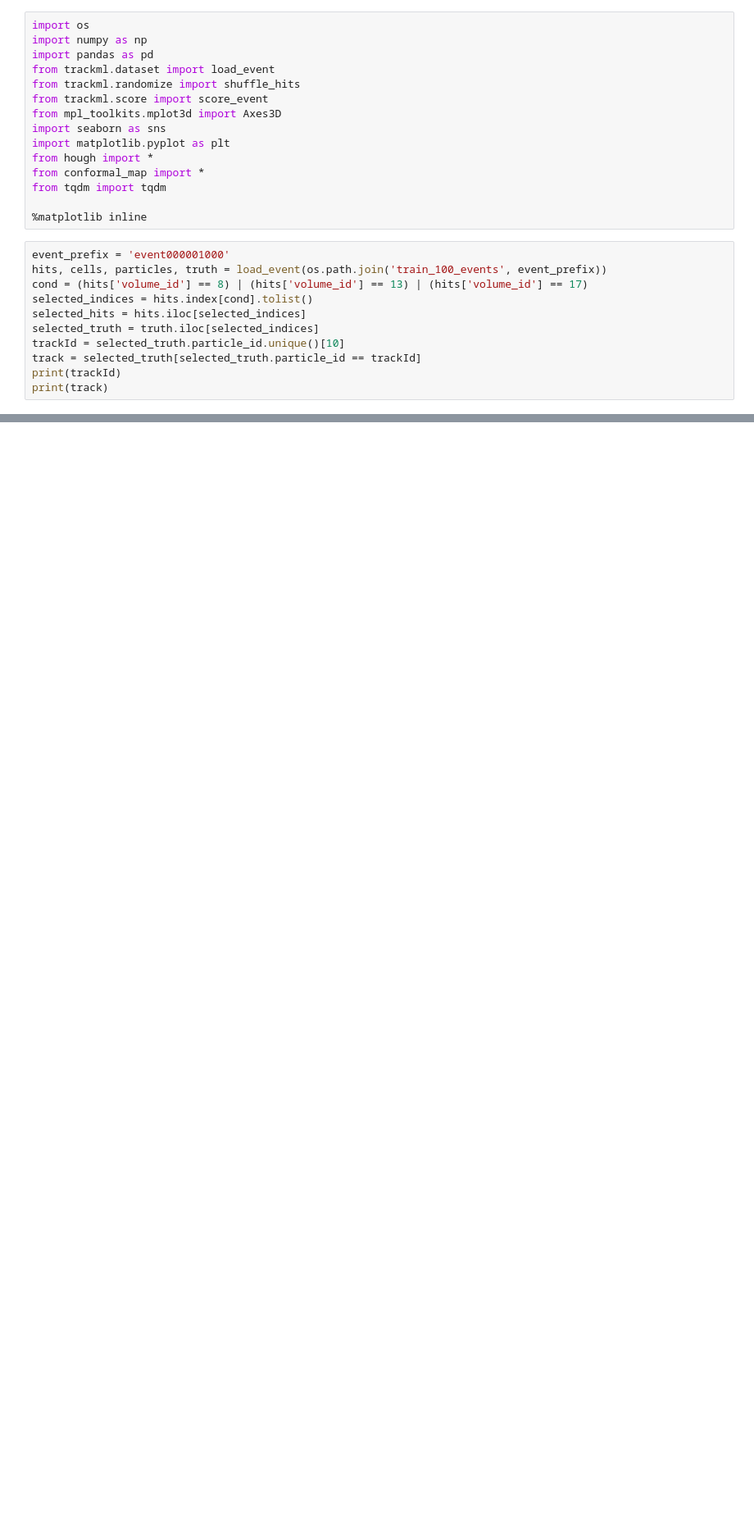
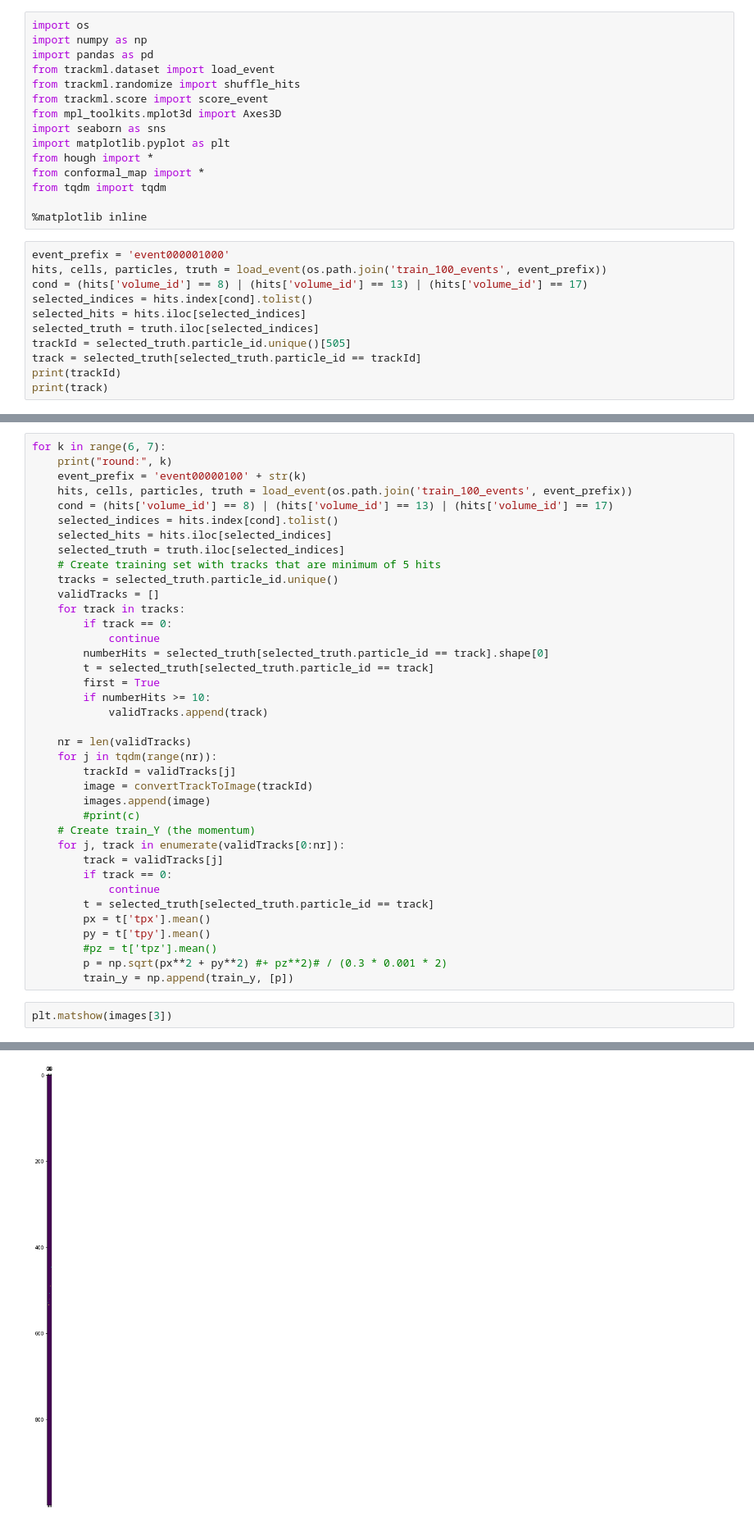
Before and after one commit to MaxHolmberg96/track-estimation-ML, a Jupyter notebook: ml.ipynb, the cells around one changed output, grey strips where cells are left out. Shown: that part at 82% size. Saved outputs shown, nothing was run; the diff lists cells and outputs as text; blank space fills up the shorter version.

```diff
--- a/ml.ipynb
+++ b/ml.ipynb
@@ -20,7 +20,7 @@ cond = (hits['volume_id'] == 8) | (hits['volume_id'] == 13) | (hits['volume_id']
 selected_indices = hits.index[cond].tolist()
 selected_hits = hits.iloc[selected_indices]
 selected_truth = truth.iloc[selected_indices]
-trackId = selected_truth.particle_id.unique()[10]
+trackId = selected_truth.particle_id.unique()[505]
 track = selected_truth[selected_truth.particle_id == trackId]
 print(trackId)
 print(track)
@@ -84,0 +94,41 @@ def convertTrackToImage(trackId):
+# %%
+for k in range(6, 7):
+    print("round:", k)
+    event_prefix = 'event00000100' + str(k)
+    hits, cells, particles, truth = load_event(os.path.join('train_100_events', event_prefix))
+    cond = (hits['volume_id'] == 8) | (hits['volume_id'] == 13) | (hits['volume_id'] == 17)
+    selected_indices = hits.index[cond].tolist()
+    selected_hits = hits.iloc[selected_indices]
+    selected_truth = truth.iloc[selected_indices]
+    # Create training set with tracks that are minimum of 5 hits
+    tracks = selected_truth.particle_id.unique()
+    validTracks = []
+    for track in tracks:
+        if track == 0:
+            continue
+        numberHits = selected_truth[selected_truth.particle_id == track].shape[0]
+        t = selected_truth[selected_truth.particle_id == track]
+        first = True
+        if numberHits >= 10:
+            validTracks.append(track)
+
+    nr = len(validTracks)
+    for j in tqdm(range(nr)):
+        trackId = validTracks[j]
+        image = convertTrackToImage(trackId)
+        images.append(image)
+        #print(c)
+    # Create train_Y (the momentum)
+    for j, track in enumerate(validTracks[0:nr]):
+        track = validTracks[j]
+        if track == 0:
+            continue
+        t = selected_truth[selected_truth.particle_id == track]
+        px = t['tpx'].mean()
+        py = t['tpy'].mean()
+        #pz = t['tpz'].mean()
+        p = np.sqrt(px**2 + py**2) #+ pz**2)# / (0.3 * 0.001 * 2)
+        train_y = np.append(train_y, [p])
+# %%
+plt.matshow(images[3])
+# %% [output]
@@ -85 +136,2 @@ def convertTrackToImage(trackId):
+[figure, added]
 # %%
```
Also changed, not shown: parts of 24 cells of this notebook.
